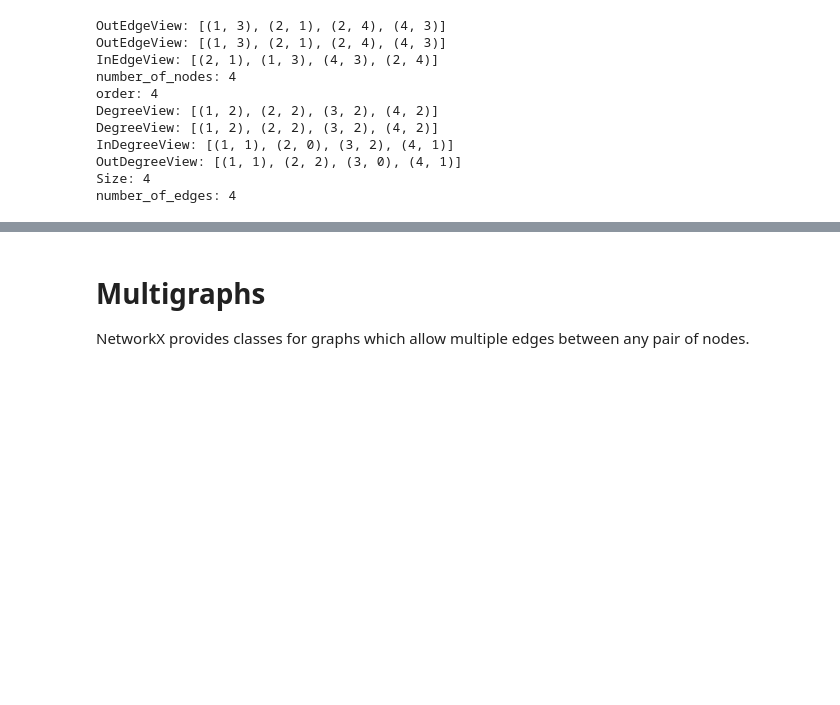
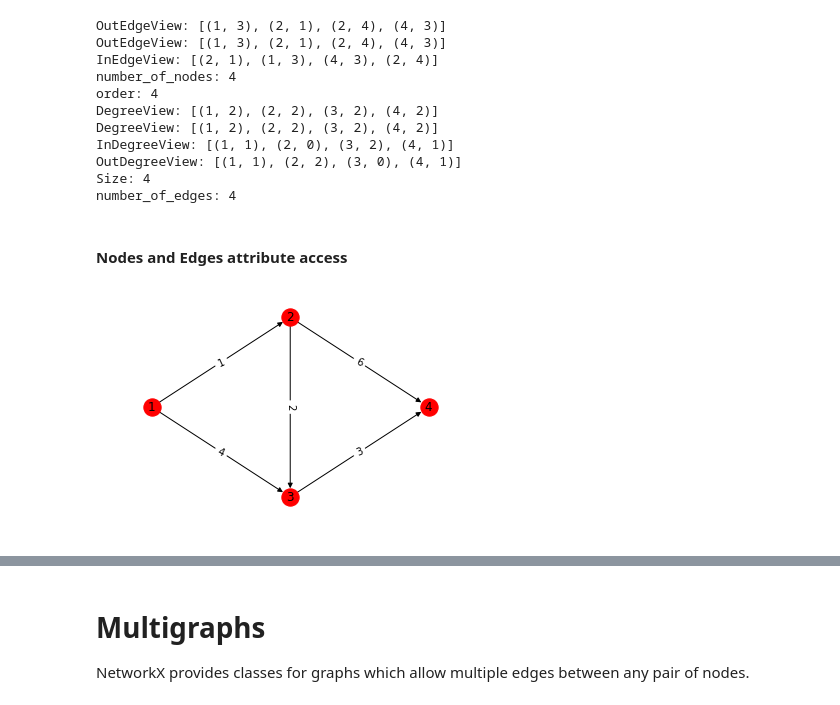
Before and after one commit to Falcon43/Python, a Jupyter notebook: datastructures/networkx.ipynb, the cells around one changed output, grey strips where cells are left out. Cells and saved outputs as stored; diff of their text form; code cells hidden in the pictures; blank space fills up the shorter version.

```diff
--- a/datastructures/networkx.ipynb
+++ b/datastructures/networkx.ipynb
@@ -447,3 +446,22 @@ InDegreeView: [(1, 1), (2, 0), (3, 2), (4, 1)]
 OutDegreeView: [(1, 1), (2, 2), (3, 0), (4, 1)]
 Size: 4
 number_of_edges: 4
+# %% [markdown]
+#### Nodes and Edges attribute access
+# %%
+DG = nx.DiGraph()
+DG.add_node(1, pos = (0, 5))
+DG.add_node(2, pos = (7, 10))
+DG.add_node(3, pos = (7, 0))
+DG.add_node(4, pos = (14, 5))
+DG.add_edge(1, 2, weight = 1)
+DG.add_edge(2, 3, weight = 2)
+DG.add_edge(3, 4, weight = 3)
+DG.add_edge(1, 3, weight = 4)
+DG.add_edge(2, 4, weight = 6)
+pos = nx.get_node_attributes(DG, 'pos')
+weights =nx.get_edge_attributes(DG, 'weight')
+nx.draw_networkx_edge_labels(DG, pos, edge_labels = weights)
+nx.draw(DG, pos, with_labels = True)
+# %% [output]
+[figure, added]
```
Also changed, not shown: parts of 3 cells of this notebook.
